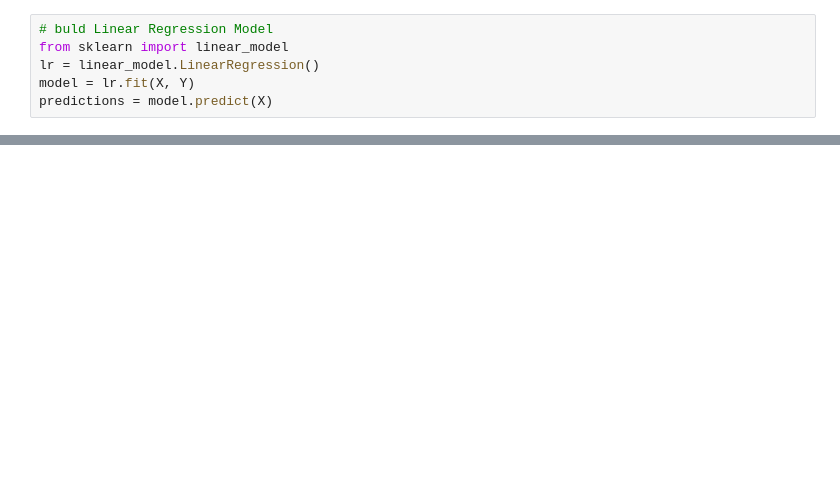
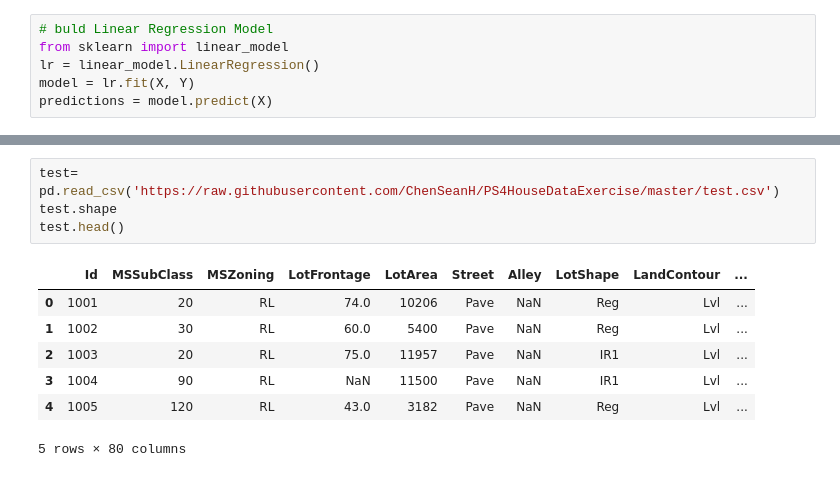
Before and after one commit to ChenSeanH/PS4HouseDataExercise, a Jupyter notebook: Predict_House_Prices_Part_1.ipynb, the cells around one changed output, grey strips where cells are left out. Saved outputs shown, nothing was run; the diff lists cells and outputs as text; blank space fills up the shorter version.

```diff
--- a/Predict_House_Prices_Part_1.ipynb
+++ b/Predict_House_Prices_Part_1.ipynb
@@ -125,0 +125,12 @@ plt.scatter(predictions, Y)
+# %%
+test= pd.read_csv('https://raw.githubusercontent.com/ChenSeanH/PS4HouseDataExercise/master/test.csv')
+test.shape
+test.head()
+# %% [output]
+|  | Id | MSSubClass | MSZoning | LotFrontage | LotArea | Street | Alley | LotShape | LandContour | ... |
+| 0 | 1001 | 20 | RL | 74.0 | 10206 | Pave | NaN | Reg | Lvl | ... |
+| 1 | 1002 | 30 | RL | 60.0 | 5400 | Pave | NaN | Reg | Lvl | ... |
+| 2 | 1003 | 20 | RL | 75.0 | 11957 | Pave | NaN | IR1 | Lvl | ... |
+| 3 | 1004 | 90 | RL | NaN | 11500 | Pave | NaN | IR1 | Lvl | ... |
+| 4 | 1005 | 120 | RL | 43.0 | 3182 | Pave | NaN | Reg | Lvl | ... |
+5 rows × 80 columns
```
Also changed, not shown: parts of 7 cells of this notebook.
